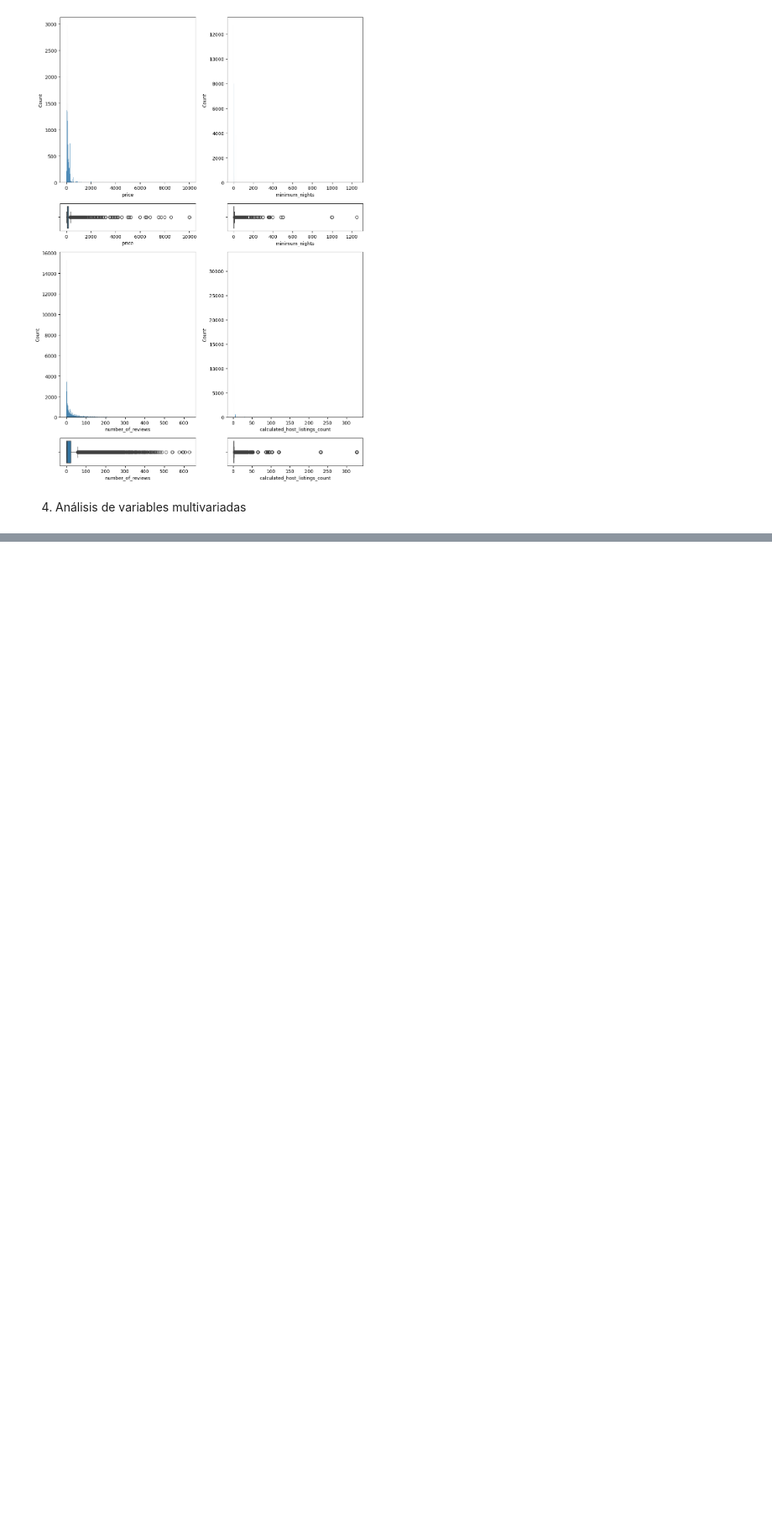
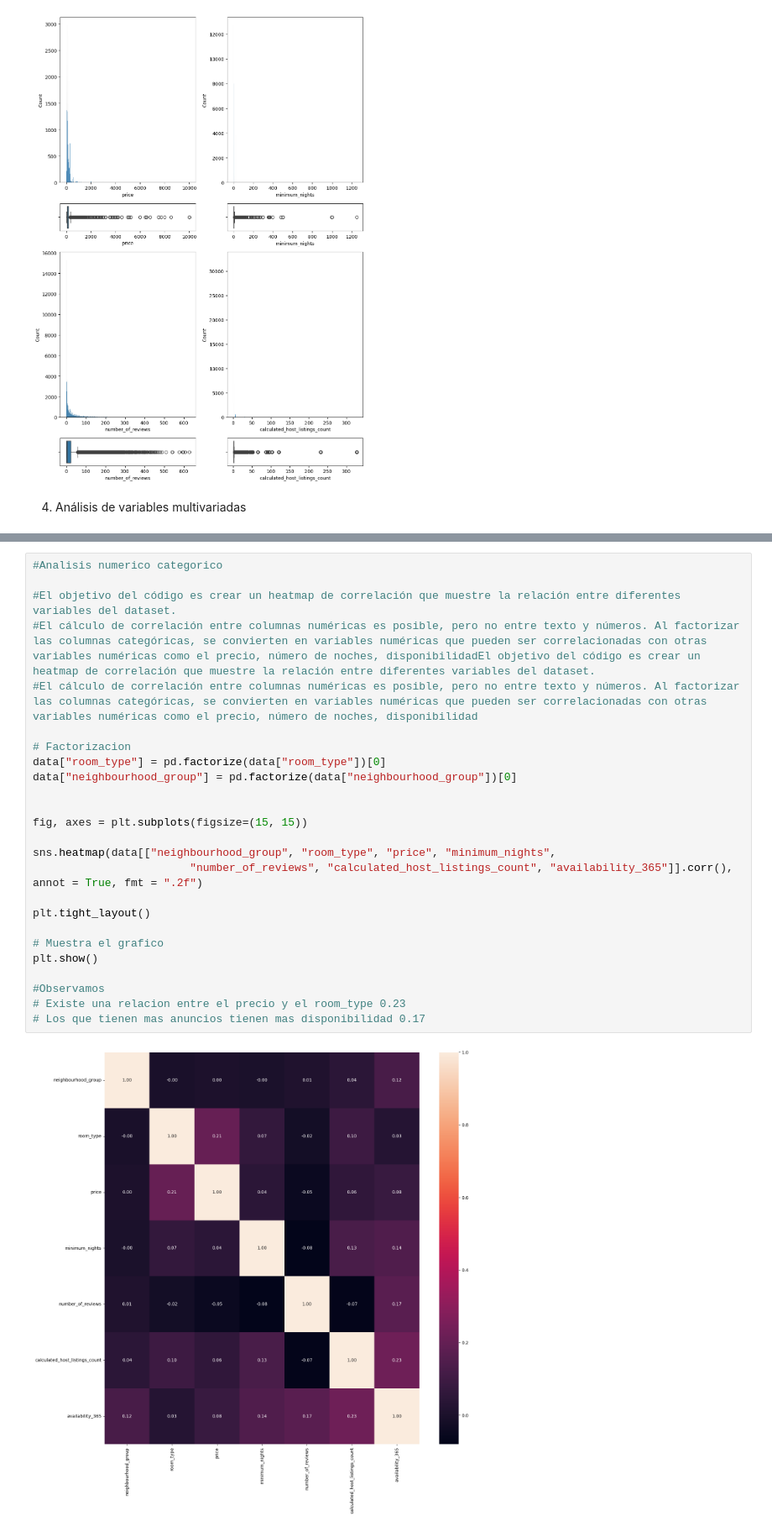
Before and after one commit to Eleiny9/eda, a Jupyter notebook: src/explore.ipynb, the cells around one changed output, grey strips where cells are left out. Shown at 84% size. Drawn from its saved outputs; the diff is of its cells as text; blank space fills up the shorter version.

```diff
--- a/src/explore.ipynb
+++ b/src/explore.ipynb
@@ -180,0 +198,27 @@ plt.show()
+# %%
+#Analisis numerico categorico
+
+#El objetivo del código es crear un heatmap de correlación que muestre la relación entre diferentes variables del dataset.
+#El cálculo de correlación entre columnas numéricas es posible, pero no entre texto y números. Al factorizar las columnas categóricas, se convierten en variables numéricas que pueden ser correlacionadas con otras variables numéricas como el precio, número de noches, disponibilidadEl objetivo del código es crear un heatmap de correlación que muestre la relación entre diferentes variables del dataset.
+#El cálculo de correlación entre columnas numéricas es posible, pero no entre texto y números. Al factorizar las columnas categóricas, se convierten en variables numéricas que pueden ser correlacionadas con otras variables numéricas como el precio, número de noches, disponibilidad
+
+# Factorizacion
+data["room_type"] = pd.factorize(data["room_type"])[0]
+data["neighbourhood_group"] = pd.factorize(data["neighbourhood_group"])[0]
+
+
+fig, axes = plt.subplots(figsize=(15, 15))
+
+sns.heatmap(data[["neighbourhood_group", "room_type", "price", "minimum_nights",
+                        "number_of_reviews", "calculated_host_listings_count", "availability_365"]].corr(), annot = True, fmt = ".2f")
+
+plt.tight_layout()
+
+# Muestra el grafico
+plt.show()
+
+#Observamos
+# Existe una relacion entre el precio y el room_type 0.23
+# Los que tienen mas anuncios tienen mas disponibilidad 0.17
+# %% [output]
+[figure, added]
```
Also changed, not shown: parts of 4 cells of this notebook.
